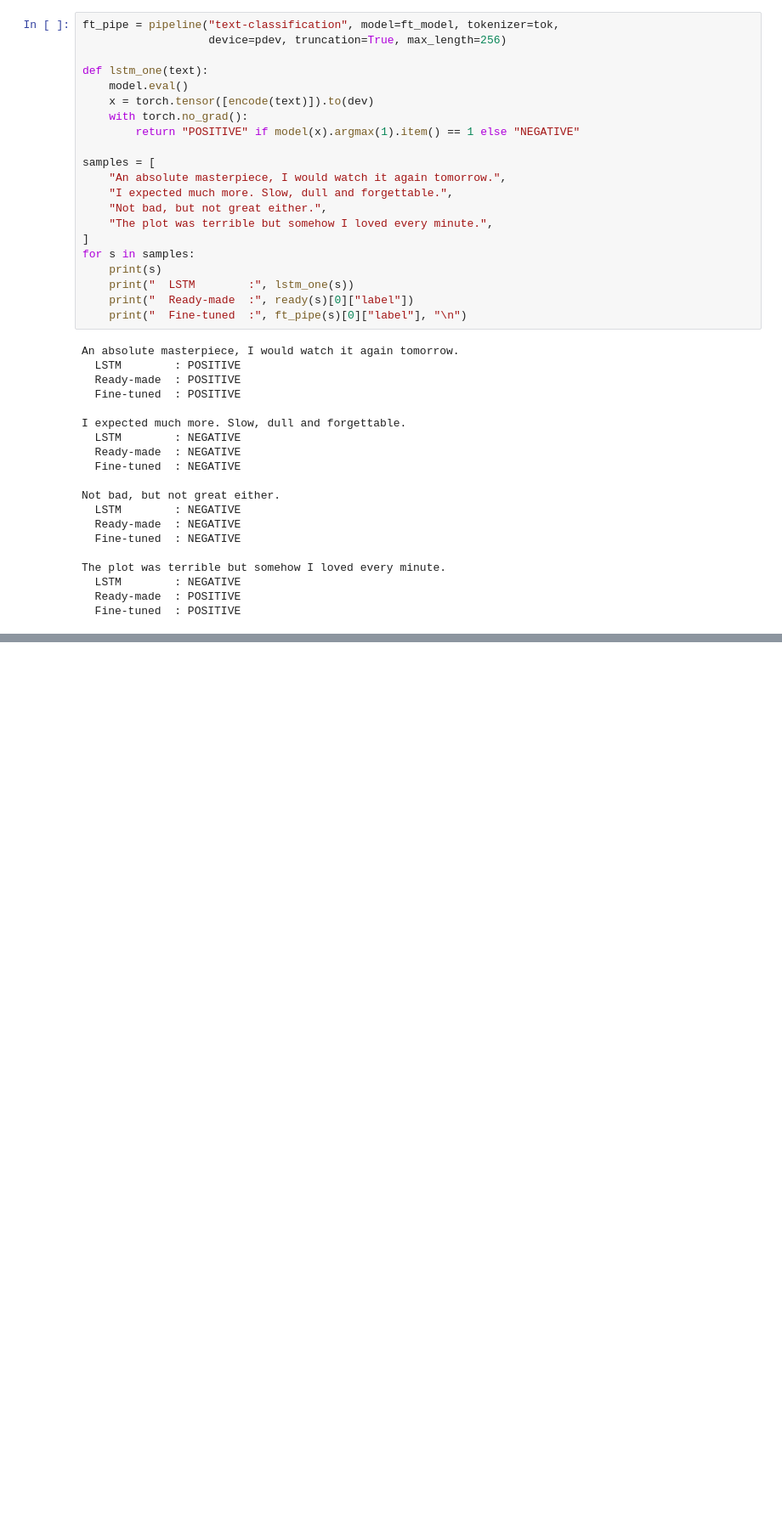
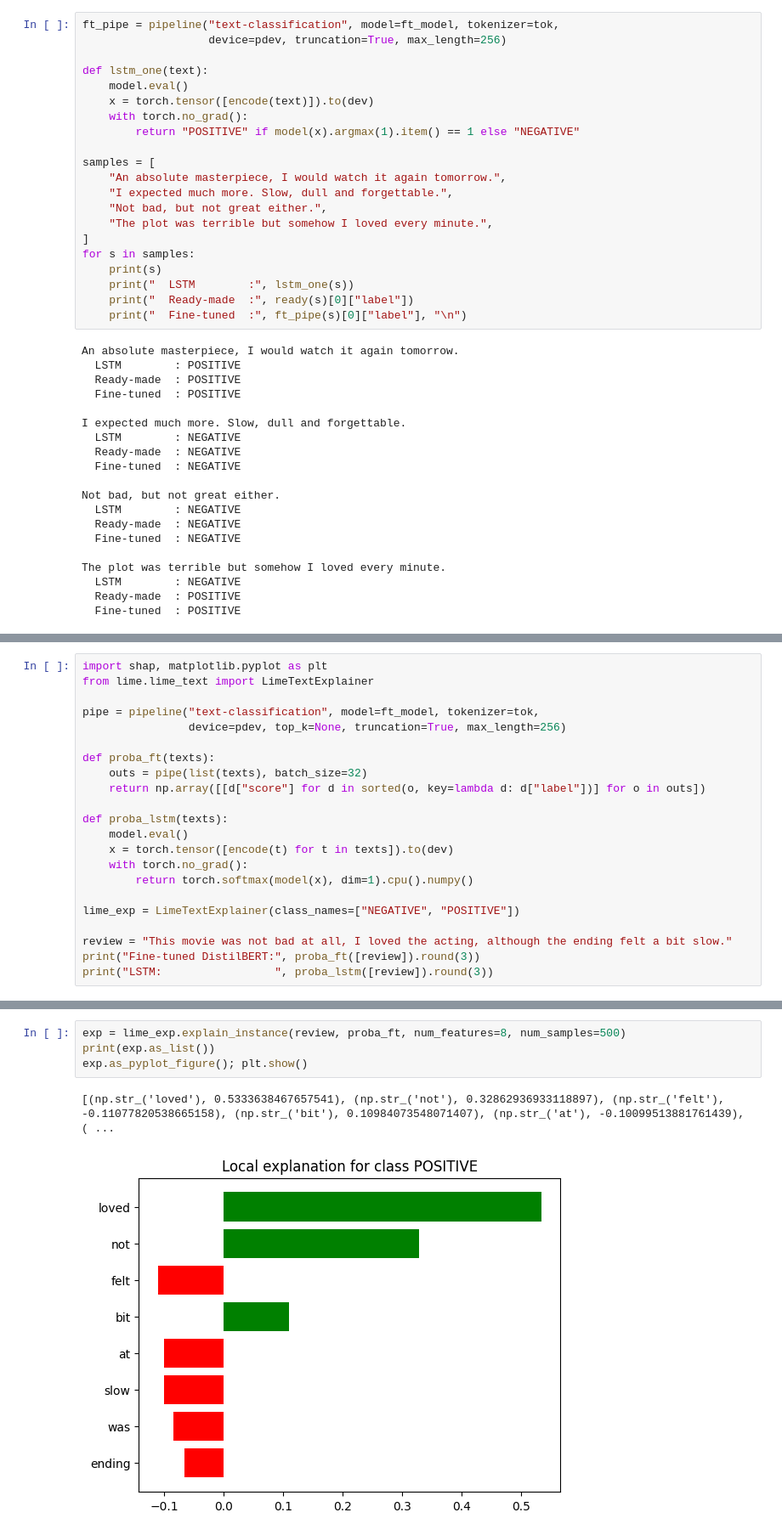
Before and after one commit to sumratariq/Kics-Tasks, a Jupyter notebook: lstm_vs_distilbert_comparison.ipynb, the cells around one changed output, grey strips where cells are left out. Shown at 85% size. Drawn from its saved outputs; the diff is of its cells as text; blank space fills up the shorter version.

```diff
--- a/lstm_vs_distilbert_comparison.ipynb
+++ b/lstm_vs_distilbert_comparison.ipynb
@@ -330,0 +339,22 @@ The plot was terrible but somehow I loved every minute.
+# %%
+import shap, matplotlib.pyplot as plt
+from lime.lime_text import LimeTextExplainer
+
+pipe = pipeline("text-classification", model=ft_model, tokenizer=tok,
+                device=pdev, top_k=None, truncation=True, max_length=256)
+
+def proba_ft(texts):
+    outs = pipe(list(texts), batch_size=32)
+    return np.array([[d["score"] for d in sorted(o, key=lambda d: d["label"])] for o in outs])
+
+def proba_lstm(texts):
+    model.eval()
+    x = torch.tensor([encode(t) for t in texts]).to(dev)
+    with torch.no_grad():
+        return torch.softmax(model(x), dim=1).cpu().numpy()
+
+lime_exp = LimeTextExplainer(class_names=["NEGATIVE", "POSITIVE"])
+
+review = "This movie was not bad at all, I loved the acting, although the ending felt a bit slow."
+print("Fine-tuned DistilBERT:", proba_ft([review]).round(3))
+print("LSTM:                 ", proba_lstm([review]).round(3))
@@ -330,0 +371,7 @@ The plot was terrible but somehow I loved every minute.
+# %%
+exp = lime_exp.explain_instance(review, proba_ft, num_features=8, num_samples=500)
+print(exp.as_list())
+exp.as_pyplot_figure(); plt.show()
+# %% [output]
+[(np.str_('loved'), 0.5333638467657541), (np.str_('not'), 0.32862936933118897), (np.str_('felt'), -0.11077820538665158), (np.str_('bit'), 0.10984073548071407), (np.str_('at'), -0.10099513881761439), ( ...
+[figure, added]
```
Also changed, not shown: parts of 5 cells of this notebook.
